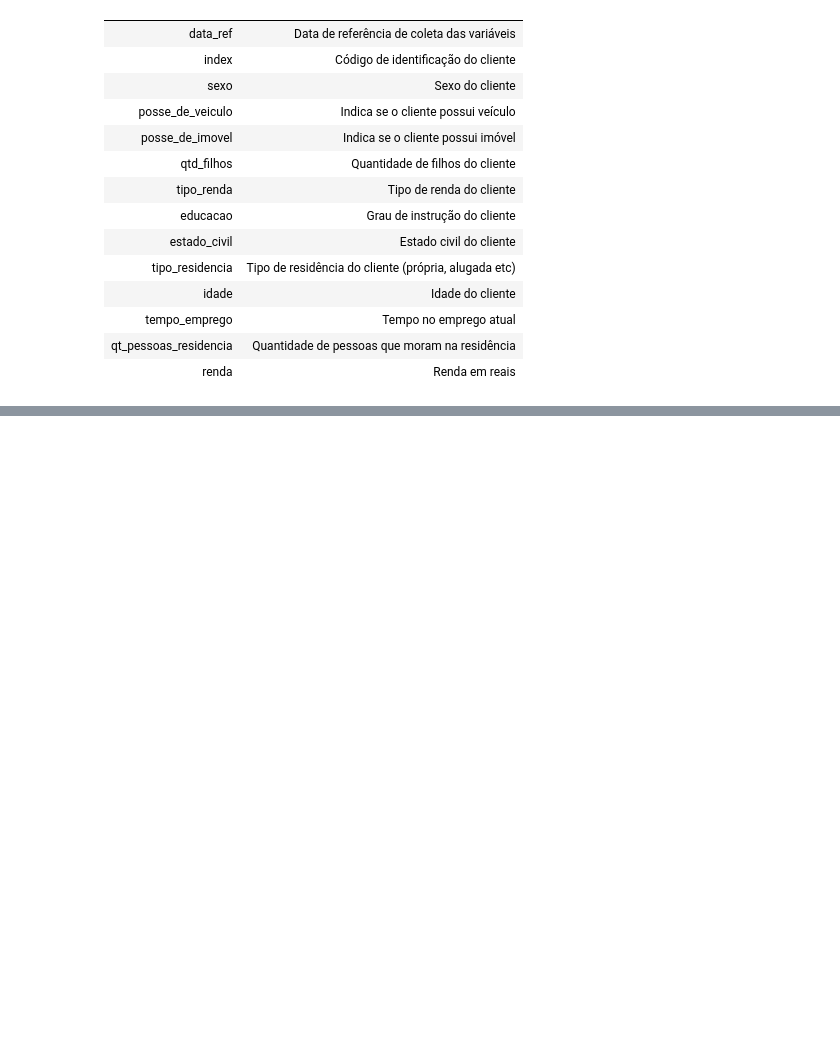
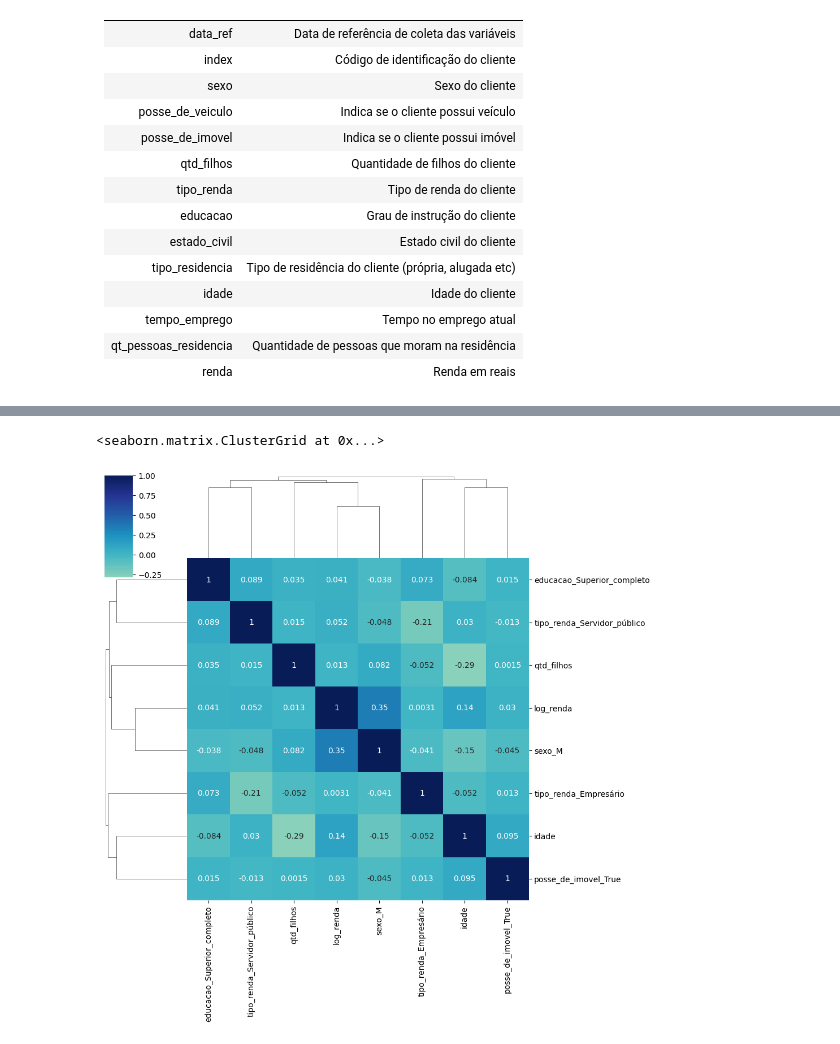
Before and after one commit to marceloaires7/EBAC-Aulas, a Jupyter notebook: Modulo13/Exercício_Cientista_de_dados_Módulo13/Exercício 2/Mod13_Tarefa02.ipynb, the cells around one changed output, grey strips where cells are left out. Drawn from its saved outputs; the diff is of its cells as text; code cells hidden in the pictures; blank space fills up the shorter version.

```diff
--- a/Modulo13/Exercício_Cientista_de_dados_Módulo13/Exercício 2/Mod13_Tarefa02.ipynb
+++ b/Modulo13/Exercício_Cientista_de_dados_Módulo13/Exercício 2/Mod13_Tarefa02.ipynb
@@ -57,0 +567,27 @@ memory usage: 1.5+ MB
+# %%
+df_dummies = pd.get_dummies(df,
+                            columns=['sexo',
+                                     'posse_de_veiculo',
+                                     'posse_de_imovel',
+                                     'tipo_renda',
+                                     'educacao',
+                                     'estado_civil',
+                                     'tipo_residencia'],
+                            drop_first=True).astype('float')
+
+df_dummies.rename(columns={'tipo_renda_Servidor público':'tipo_renda_Servidor_público',
+                           'educacao_Pós graduação':'educacao_Pós_graduação',
+                           'educacao_Superior completo': 'educacao_Superior_completo',
+                           'educacao_Superior incompleto':'educacao_Superior_incompleto',
+                           'tipo_residencia_Com os pais': 'tipo_residencia_Com_os_pais'}, inplace=True)
+
+df_dummies['log_renda'] = np.log(df_dummies['renda'])
+df_dummies.drop(['renda'], axis=1, inplace=True)
+
+X = df_dummies.drop(columns=['log_renda'])
+
+y = df_dummies['log_renda']
+
+X_train, X_test, y_train, y_test = train_test_split(X, y, train_size=0.75, random_state=0)
+
+df_train_dummies, df_test_dummies = train_test_split(df_dummies, train_size=0.75, random_state=0)
@@ -57,0 +728,19 @@ memory usage: 1.5+ MB
+# %%
+# 7. Ajuste uma árvore de regressão e veja se consegue um R² melhor com ela.
+#    Clustermap para avalisar as correlação entre as variáveis.
+
+sns.clustermap(data= df_train_dummies[['log_renda',
+                                       'sexo_M',
+                                       'tipo_renda_Empresário',
+                                       'educacao_Superior_completo',
+                                       'idade',
+                                       'posse_de_imovel_True',
+                                       'qtd_filhos',
+                                       'tipo_renda_Servidor_público']].corr(),
+               figsize= (10, 10),
+               center = 0,
+               annot= True,
+               cmap= "YlGnBu")
+# %% [output]
+<seaborn.matrix.ClusterGrid at 0x...>
+[figure, added]
```
Also changed, not shown: parts of 33 cells of this notebook, 2 other files.
